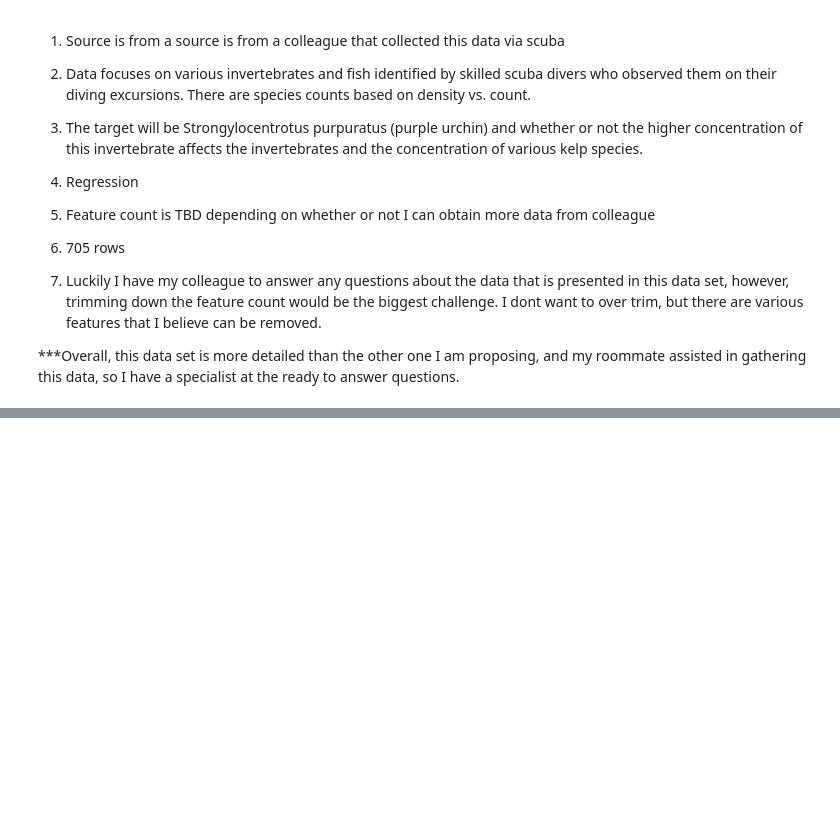
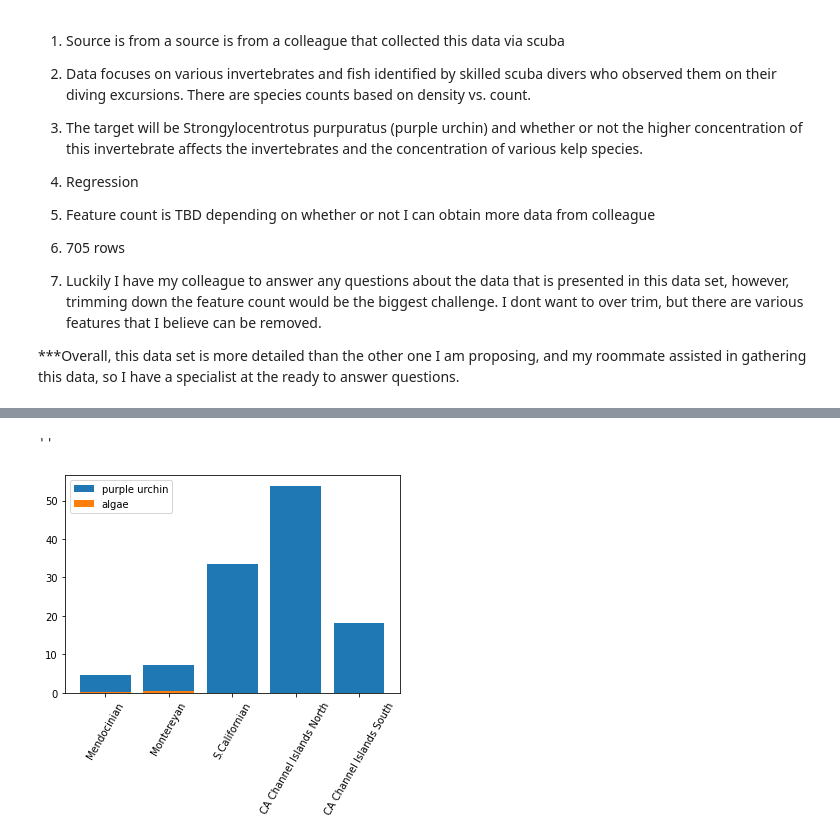
Before and after one commit to Drodricks0/PISCO_ML_Project, a Jupyter notebook: Project_2.ipynb, the cells around one changed output, grey strips where cells are left out. Drawn from its saved outputs; the diff is of its cells as text; code cells hidden in the pictures; blank space fills up the shorter version.

```diff
--- a/Project_2.ipynb
+++ b/Project_2.ipynb
@@ -376,0 +119,10 @@ plt.xticks(rotation=60);
+# %%
+plt.bar(df['bioregion'],df['Strongylocentrotus.purpuratus'])
+plt.xticks(rotation=60)
+plt.bar(df['bioregion'],df['Costaria.costatum'])
+plt.xticks(rotation=60)
+plt.legend(species)
+;
+# %% [output]
+''
+[figure, added]
```
Also changed, not shown: parts of 120 cells of this notebook.
